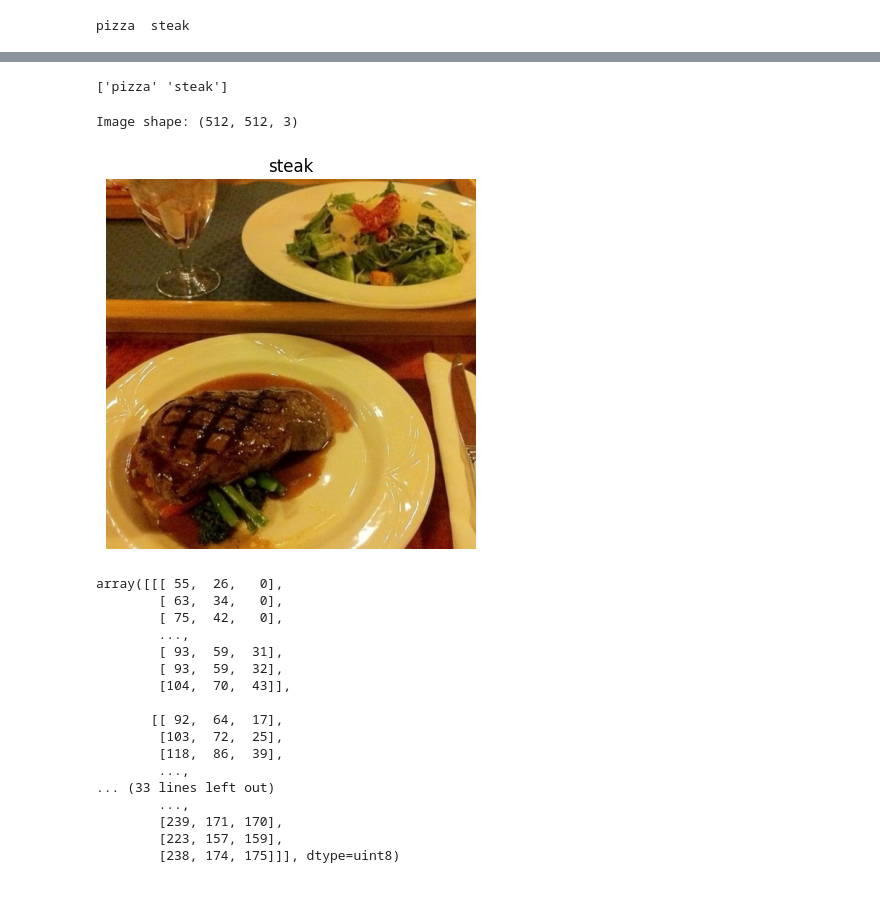
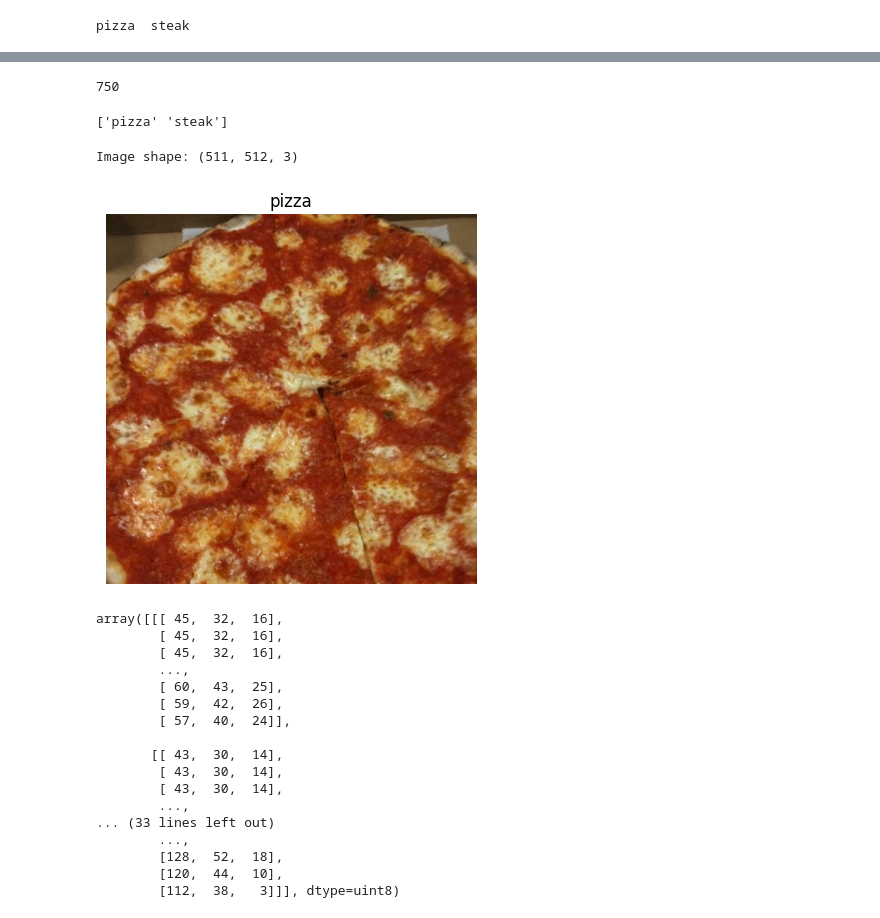
Before and after one commit to AthiFiz/deepLearning, a Jupyter notebook: CNN.ipynb, the cells around one changed output, grey strips where cells are left out. Saved outputs shown, nothing was run; the diff lists cells and outputs as text; code cells hidden in the pictures.

```diff
--- a/CNN.ipynb
+++ b/CNN.ipynb
@@ -76 +78,5 @@ pizza_steak/train/steak: [] --> ['3110387.jpg', '2788312.jpg', '262321.jpg', '29
+# %%
+len(num_steak_images_train)
+# %% [output]
+750
 # %%
@@ -82,28 +87,6 @@ class_names = np.array(sorted([item.name for item in data_dir.glob('*')])) # cre
 print(class_names)
 # %% [output]
 ['pizza' 'steak']
-# %%
-# View an image
-import matplotlib.pyplot as plt
-import matplotlib.image as mpimg
-import random
-
-def view_random_image(target_dir, target_class):
-  # Setup target directory (we'll view images from here)
-  target_folder = target_dir+target_class
-
-  # Get a random image path
-  random_image = random.sample(os.listdir(target_folder), 1)
-
-  # Read in the image and plot it using matplotlib
-  img = mpimg.imread(target_folder + "/" + random_image[0])
-  plt.imshow(img)
-  plt.title(target_class)
-  plt.axis("off");
-
-  print(f"Image shape: {img.shape}") # show the shape of the image
-
-  return img
 # %%
 import matplotlib.pyplot as plt
 import matplotlib.image as mpimg
@@ -124,30 +107,30 @@ def view_random_image(target_dir, target_class):
 
   return img
 # %%
-img = view_random_image("pizza_steak/test/", "steak")
+img = view_random_image("pizza_steak/test/", "pizza")
 # %% [output]
-Image shape: (512, 512, 3)
+Image shape: (511, 512, 3)
-[figure, old version]
+[figure, new version]
 # %%
 img
 # %% [output]
-array([[[ 55,  26,   0],
-        [ 63,  34,   0],
-        [ 75,  42,   0],
+array([[[ 45,  32,  16],
+        [ 45,  32,  16],
+        [ 45,  32,  16],
         ...,
-        [ 93,  59,  31],
-        [ 93,  59,  32],
-        [104,  70,  43]],
+        [ 60,  43,  25],
+        [ 59,  42,  26],
+        [ 57,  40,  24]],
 
-       [[ 92,  64,  17],
-        [103,  72,  25],
-        [118,  86,  39],
+       [[ 43,  30,  14],
+        [ 43,  30,  14],
+        [ 43,  30,  14],
         ...,
 ... (33 lines left out)
         ...,
-        [239, 171, 170],
-        [223, 157, 159],
-        [238, 174, 175]]], dtype=uint8)
+        [128,  52,  18],
+        [120,  44,  10],
+        [112,  38,   3]]], dtype=uint8)
 # %%
 import tensorflow as tf
 from tensorflow.keras.preprocessing.image import ImageDataGenerator
```
Also changed, not shown: parts of 40 cells of this notebook.
